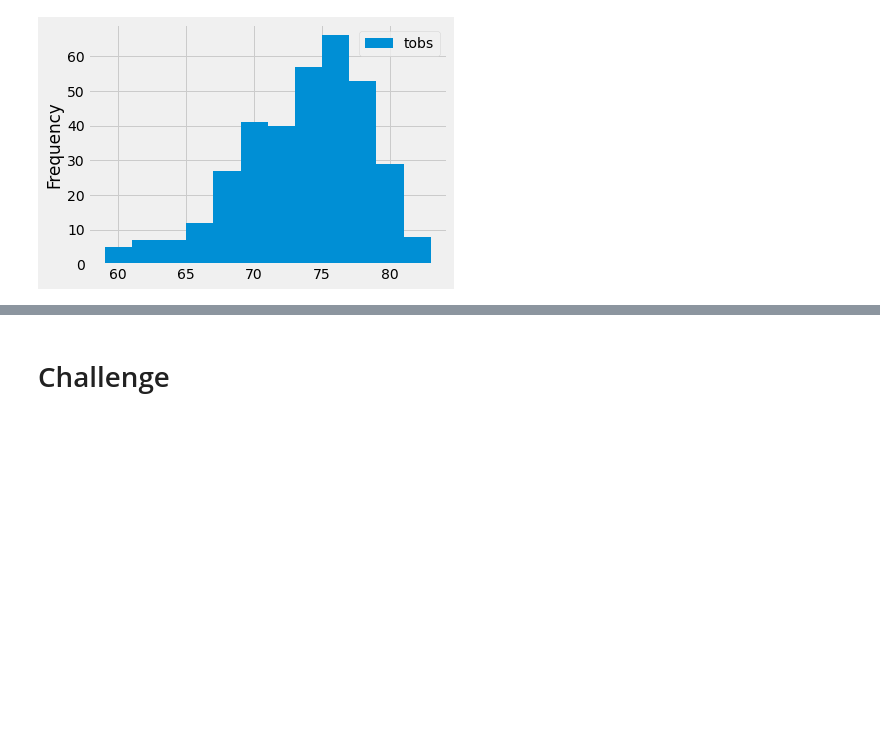
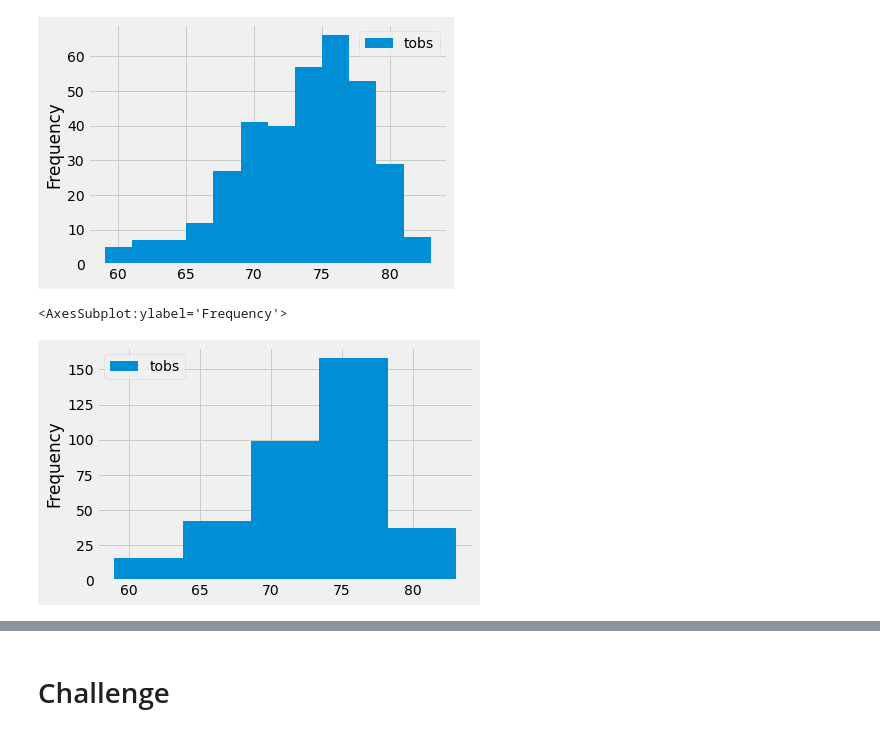
Before and after one commit to Terez18/surfs_up, a Jupyter notebook: climate_analysis.ipynb, the cells around one changed output, grey strips where cells are left out. Drawn from its saved outputs; the diff is of its cells as text; code cells hidden in the pictures; blank space fills up the shorter version.

```diff
--- a/climate_analysis.ipynb
+++ b/climate_analysis.ipynb
@@ -214,3 +214,8 @@ df.plot.hist(bins=12)
 plt.tight_layout()
 # %% [output]
 [figure]
+# %%
+df.plot.hist(bins=5)
+# %% [output]
+<AxesSubplot:ylabel='Frequency'>
+[figure, added]
```
Also changed, not shown: parts of 1 cell of this notebook, 1 other file.
